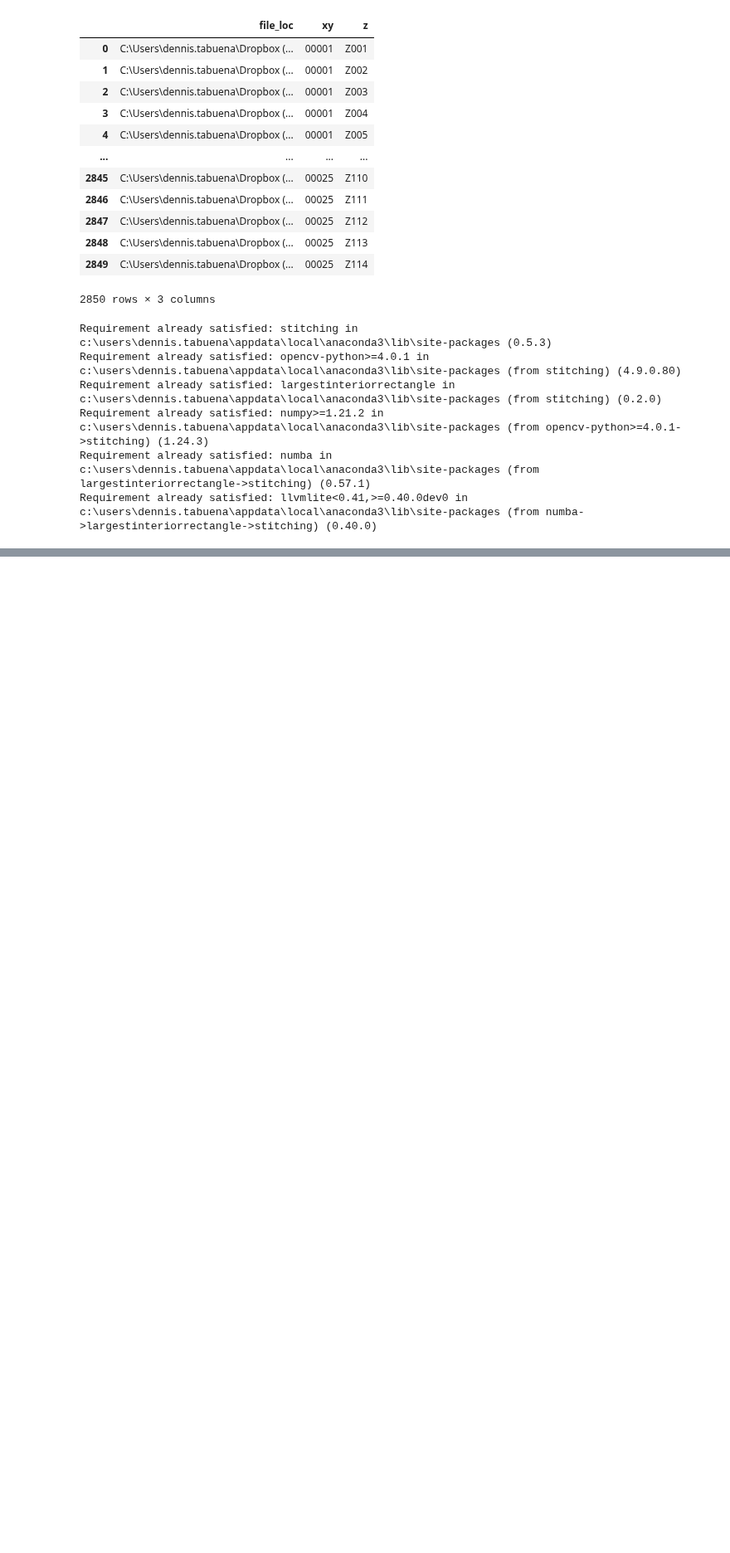
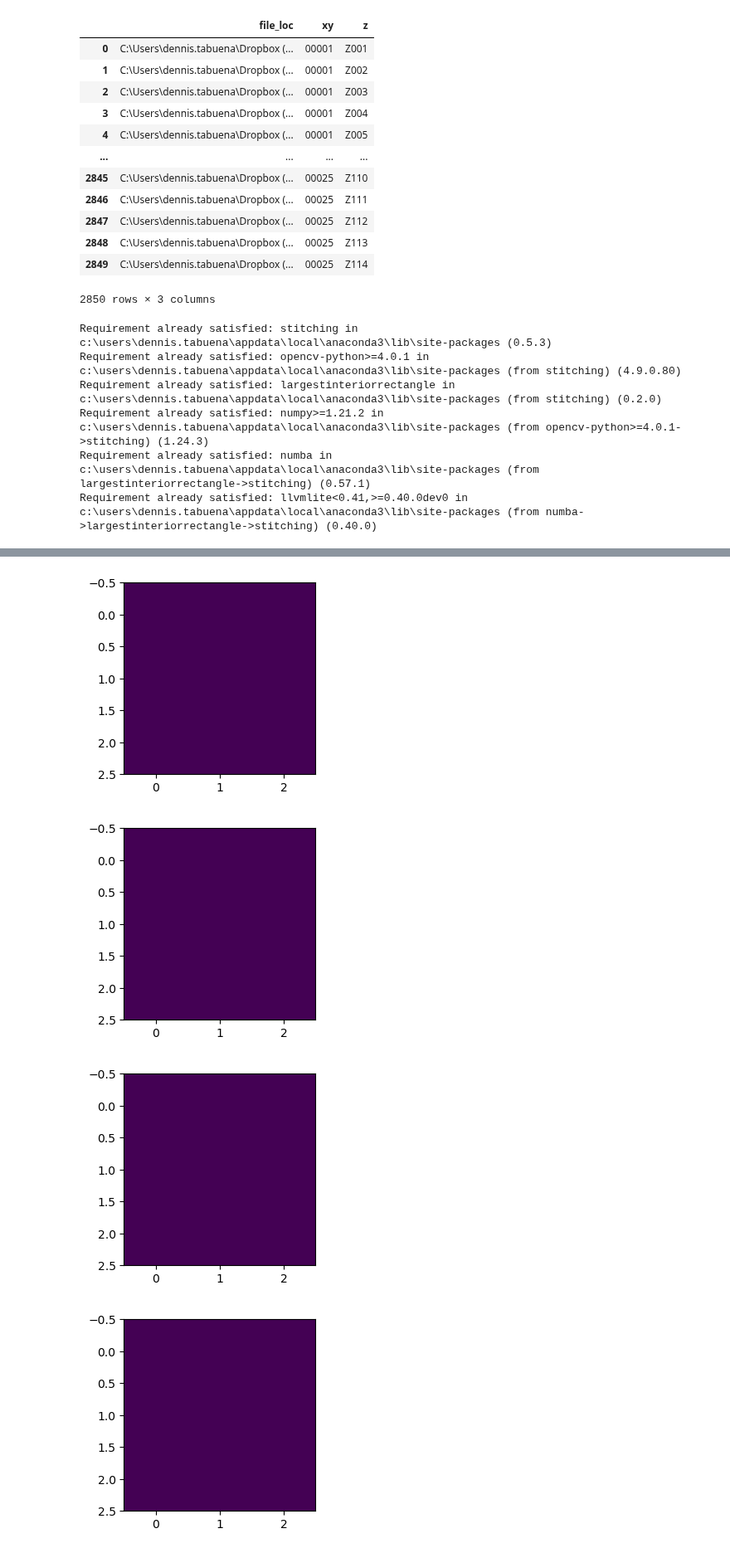
Before and after one commit to dtabuena/Workshop, a Jupyter notebook: Image/Test_Stitch.ipynb, the cells around one changed output, grey strips where cells are left out. Shown at 83% size. Drawn from its saved outputs; the diff is of its cells as text; code cells hidden in the pictures; blank space fills up the shorter version.

```diff
--- a/Image/Test_Stitch.ipynb
+++ b/Image/Test_Stitch.ipynb
@@ -421,17 +437,31 @@ def aff_stitch_og_size(my_images,img_paths,r,c=None):
 # %%
 from tqdm import tqdm
 # %%
-cam_list = list()
-stich_list = list()
-for cur_z in tqdm( z_planes ):
-    try:
-        z_plane_image_paths = image_df['file_loc'][[cur_z in z for z in image_df['z']]].values
-        z_plane_image_data = [cv2.imread(path)  for path in z_plane_image_paths]
-        stitched_plane, z_cams = aff_stitch_og_size(z_plane_image_data,single_plane_images,r=5)
-    except:
-        z_cams = list()
-        stitched_plane = list()
-    plt.imshow(stitched_plane)
-    plt.show()
-    stich_list.append(stitched_plane)
-    cam_list.append(z_cams)
+results_dict={}
+order = np.array(list(range(0,5,1)) + list(range(9,4,-1)) + list(range(10,15,1)) + list(range(19,14,-1)) + list(range(20,25,1)))
+# fig,ax = plt.subplots(1,figsize=(3,3))
+for cur_z in tqdm(z_planes[:25] ):
+    # try:
+    z_plane_image_paths = image_df['file_loc'][[cur_z in z for z in image_df['z']]].values
+    z_plane_image_data = [cv2.imread(path)  for path in z_plane_image_paths]
+    results= aff_stitch_og_size(z_plane_image_data,z_plane_image_paths,r=5,order=order)
+    results_dict[str(cur_z)] = results
+    # except:
+    #     print('\nFailed')
+    #     z_cams = list()
+    #     stitched_plane = np.zeros((5,5))
+
+    # ax.imshow(stitched_plane)
+    # plt.show()
+    # stich_list.append(results['stitched'])
+    # cam_list.append(results['cameras'])
+# %%
+
+for k,v in results_dict.items():
+    fig,ax = plt.subplots(1,figsize=(3,3))
+    ax.imshow(v['stitched'])
+# %% [output]
+[figure, added]
+[figure, added]
+[figure, added]
+[figure, added]
```
Also changed, not shown: parts of 3 cells of this notebook.
